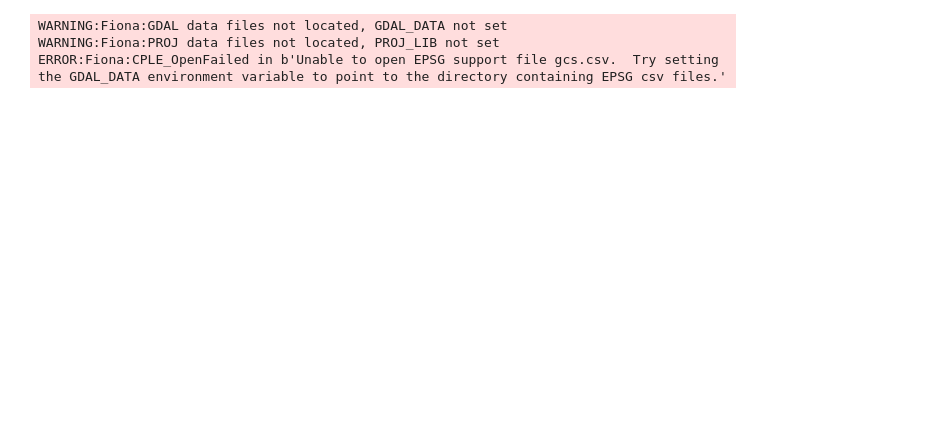
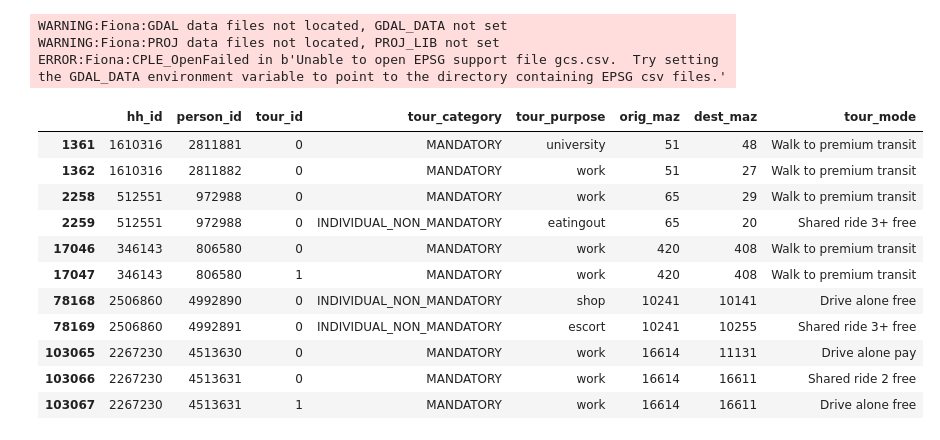
Before and after one commit to brittaneyross/abm_brown_bag, a Jupyter notebook: abm_brown_bag.ipynb, the cells around one changed output. Drawn from its saved outputs; the diff is of its cells as text; code cells hidden in the pictures; blank space fills up the shorter version.

Commit message:
update trips

```diff
--- a/abm_brown_bag.ipynb
+++ b/abm_brown_bag.ipynb
@@ -416,7 +416,7 @@ ecd = pd.read_csv(r'C:\Users\bross\Documents\GitHub\abm_brown_bag\data\ecd_subzo
 ecd_hh = hhm.merge(ecd,how='left',right_on='subzone09',left_on='maz').dropna()
 
 #outputs
-hh_sample = hhm[['hh_id', 'maz', 'income', 'autos', 'size', 'workers', 'auto_suff']].loc[(hhm['income']>0) & \
+hh_sample = hhm[['hh_id', 'maz', 'income', 'autos', 'size', 'workers', 'auto_suff']].loc[(hhm['income']>15000) & \
                                                                                            (hhm['workers']>0)].sample(5)
 hh_ids = hh_sample['hh_id'].values.tolist()
 
@@ -431,6 +431,51 @@ jTours_sample = jTourscsv.loc[(jTourscsv['hh_id'].isin(hh_ids))]
 
 itrips_sample = iTripscsv.loc[(iTripscsv['hh_id'].isin(hh_ids)) & (iTripscsv['person_id'].isin(per_ids))]
 jtrips_sample = jTrips.loc[jTrips['hh_id'].isin(hh_ids)]
+# %%
+iTours_sample[['tour_mode']] = iTours_sample['tour_mode'].replace({'1':'Drive alone free',
+'2':'Drive alone pay',
+'3':'Shared ride 2 free',
+'4':'Shared ride 2 pay',
+'5':'Shared ride 3+ free',
+'6':'Shared ride 3+ pay',
+'7':'Walk',
+'8':'Bike',
+'9':'Walk to local transit',
+'10':'Walk to premium transit',
+'11':'Drive to local transit',
+'12':'Drive to premium transit',
+'13':'Taxi',
+'14':'School bus',
+})
+itrips_sample[['trip_mode']] = itrips_sample['trip_mode'].replace({1:'Drive alone free',
+2:'Drive alone pay',
+3:'Shared ride 2 free',
+4:'Shared ride 2 pay',
+5:'Shared ride 3+ free',
+6:'Shared ride 3+ pay',
+7:'Walk',
+8:'Bike',
+9:'Walk to local transit',
+10:'Walk to premium transit',
+11:'Drive to local transit',
+12:'Drive to premium transit',
+1:'Taxi',
+14:'School bus',
+})
+iTours_sample
+# %% [output]
+|  | hh_id | person_id | tour_id | tour_category | tour_purpose | orig_maz | dest_maz | tour_mode |
+| 1361 | 1610316 | 2811881 | 0 | MANDATORY | university | 51 | 48 | Walk to premium transit |
+| 1362 | 1610316 | 2811882 | 0 | MANDATORY | work | 51 | 27 | Walk to premium transit |
+| 2258 | 512551 | 972988 | 0 | MANDATORY | work | 65 | 29 | Walk to premium transit |
+| 2259 | 512551 | 972988 | 0 | INDIVIDUAL_NON_MANDATORY | eatingout | 65 | 20 | Shared ride 3+ free |
+| 17046 | 346143 | 806580 | 0 | MANDATORY | work | 420 | 408 | Walk to premium transit |
+| 17047 | 346143 | 806580 | 1 | MANDATORY | work | 420 | 408 | Walk to premium transit |
+| 78168 | 2506860 | 4992890 | 0 | INDIVIDUAL_NON_MANDATORY | shop | 10241 | 10141 | Drive alone free |
+| 78169 | 2506860 | 4992891 | 0 | INDIVIDUAL_NON_MANDATORY | escort | 10241 | 10255 | Shared ride 3+ free |
+| 103065 | 2267230 | 4513630 | 0 | MANDATORY | work | 16614 | 11131 | Drive alone pay |
+| 103066 | 2267230 | 4513631 | 0 | MANDATORY | work | 16614 | 16611 | Shared ride 2 free |
+| 103067 | 2267230 | 4513631 | 1 | MANDATORY | work | 16614 | 16611 | Drive alone free |
 # %%
 hh_sample.to_csv(r'C:\Users\bross\Documents\GitHub\abm_brown_bag\abm_pres\data\sample_data\hh_sample.csv',index=False)
 per_sample.to_csv(r'C:\Users\bross\Documents\GitHub\abm_brown_bag\abm_pres\data\sample_data\per_sample.csv',index=False)
```
Also changed, not shown: 5 other files.
